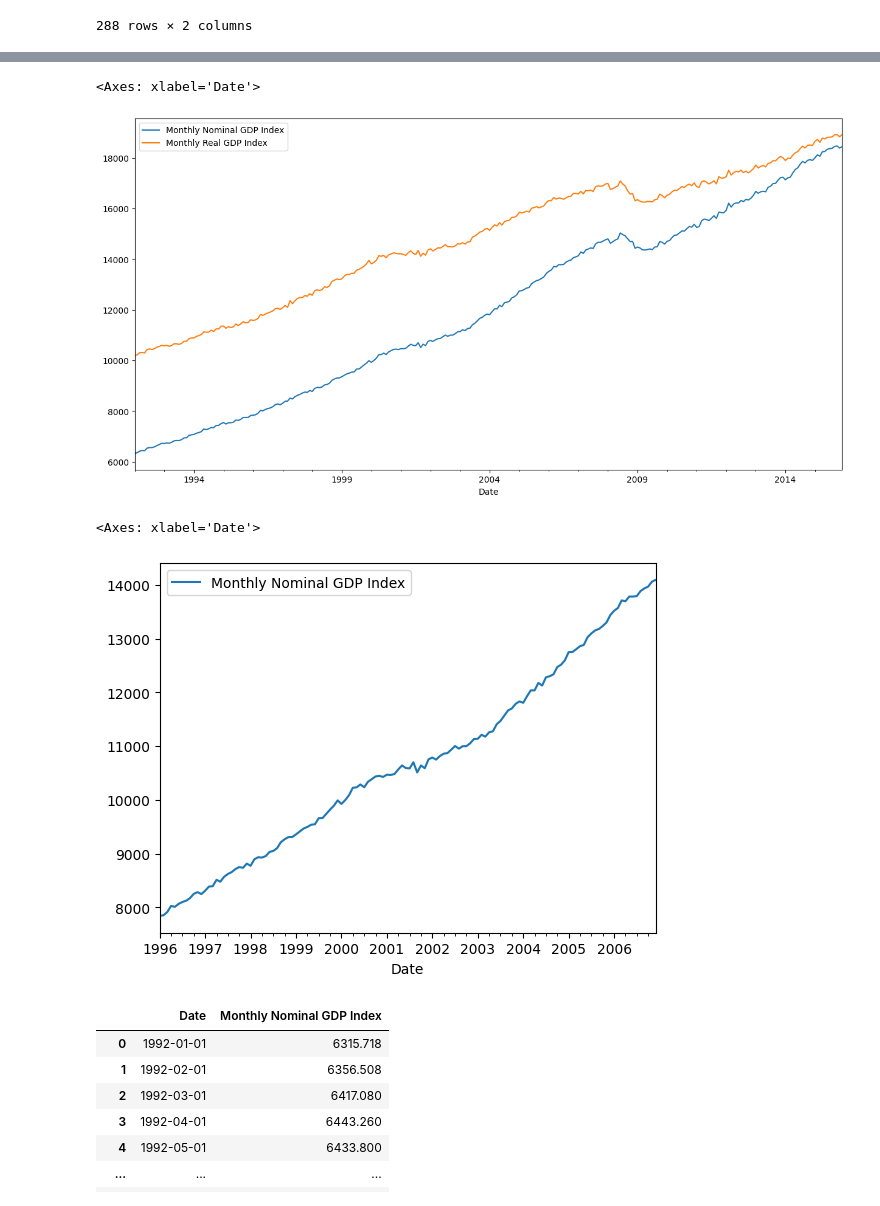
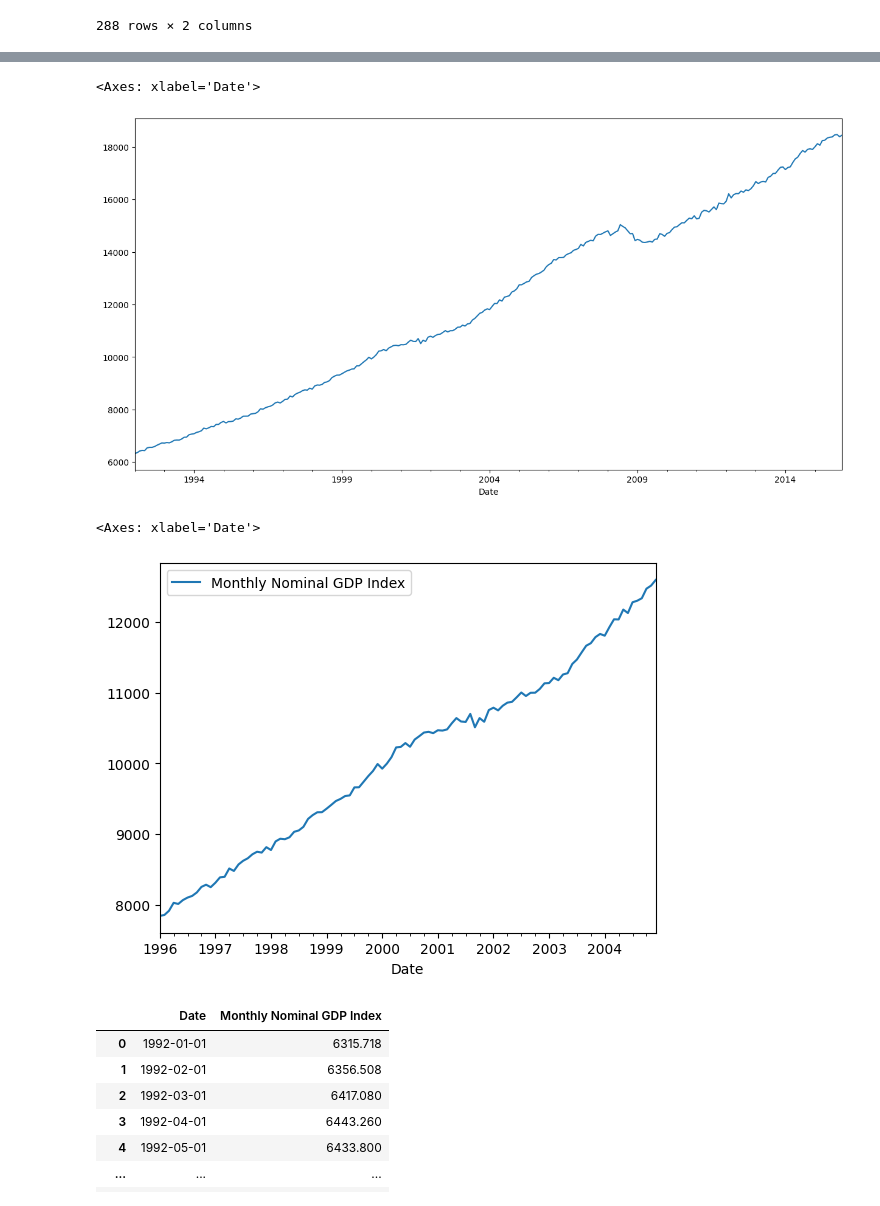
Before and after one commit to Aquamarine278/AI-Bootcamp-Project-1, a Jupyter notebook: visualizations/GDP_data_visualization.ipynb, the cells around one changed output, grey strips where cells are left out. Drawn from its saved outputs; the diff is of its cells as text; code cells hidden in the pictures.

```diff
--- a/visualizations/GDP_data_visualization.ipynb
+++ b/visualizations/GDP_data_visualization.ipynb
@@ -155,15 +134,15 @@ gdp_df
 # %%
 # visualize the dataframe
-gdp_df[['Monthly Nominal GDP Index','Monthly Real GDP Index']]. plot(figsize=(15, 7.5))
+gdp_df['Monthly Nominal GDP Index']. plot(figsize=(15, 7.5))
 # %% [output]
 <Axes: xlabel='Date'>
-[figure, old version]
+[figure, new version]
 # %%
 # visualize GDP from 1992 to 10 years after 9/11
-gdp_df.loc['1996':'2006', ['Monthly Nominal GDP Index']].plot()
+gdp_df.loc['1996':'2004', ['Monthly Nominal GDP Index']].plot()
 # %% [output]
 <Axes: xlabel='Date'>
-[figure, old version]
+[figure, new version]
 # %%
 # reset index for gdp_df to prepare for prophet
 # use 'Monthly Nominal GDP Index' to account for inflation and deflation
```
Also changed, not shown: parts of 16 cells of this notebook.
